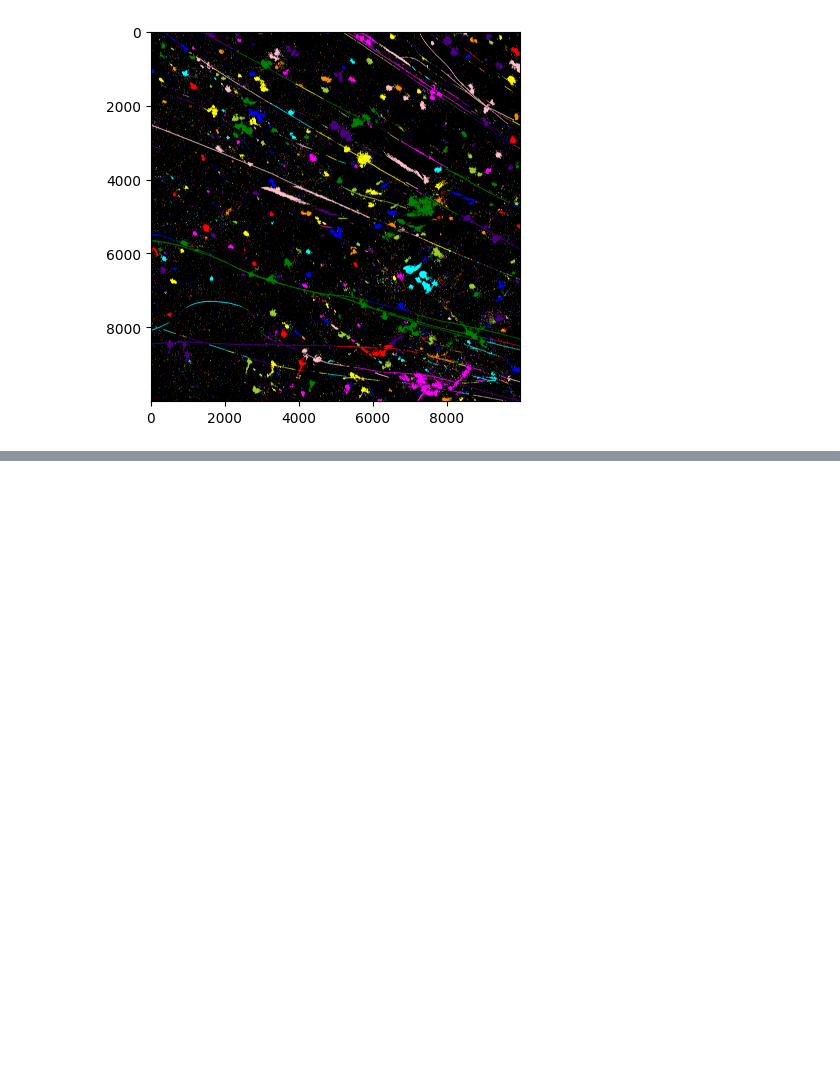
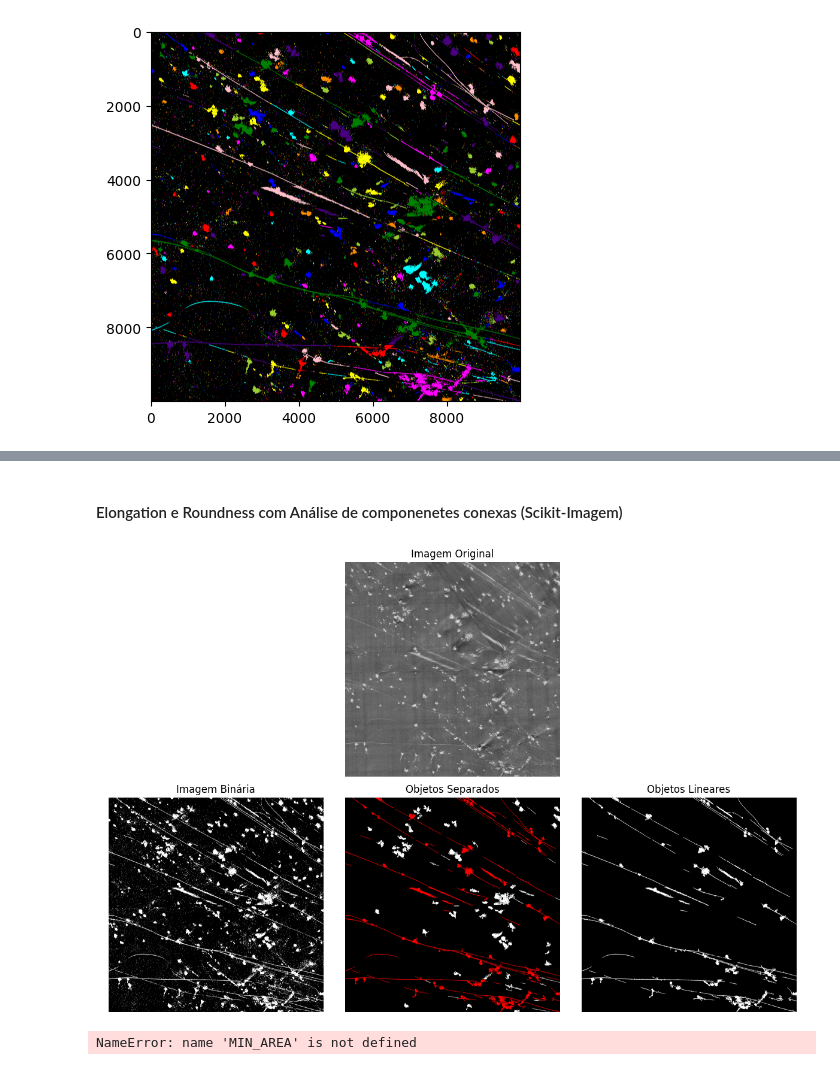
Before and after one commit to luizfmello01/mestrado_visaocomputacional_alvoslineares, a Jupyter notebook: DetectLinearTargets_Luiz.ipynb, the cells around one changed output, grey strips where cells are left out. Cells and saved outputs as stored; diff of their text form; code cells hidden in the pictures; blank space fills up the shorter version.

Commit message:
Creating line detection with object geometry characteristics

```diff
--- a/DetectLinearTargets_Luiz.ipynb
+++ b/DetectLinearTargets_Luiz.ipynb
@@ -156,0 +176,7 @@ for prop in properties:
+# %%
+# Parâmetros ajustáveis
+MIN_WIDTH = 250 # Largura minima
+ROUNDNESS_THRESHOLD = 0.05  # Limite de arredondamento para objetos arredondados
+LINEAR_ASPECT_RATIO_THRESHOLD = 1.02  # Limite de razão de aspecto para objetos lineares
+EXTENSION_THRESHOLD = 3.0  # Limite de extensão para objetos lineares
+AREA_WIDTH_HEIGHT_THRESHOLD = 0.25 # Limite da area em relação a altura e largura do objeto
@@ -156,0 +185,2 @@ for prop in properties:
+# %% [markdown]
+#### Elongation e Roundness com Análise de componenetes conexas (Scikit-Imagem)
@@ -157,3 +230,71 @@ for prop in properties:
+# %%
+lines_mask_rgb = label2rgb(lines_mask, colors = [(255, 0, 0), (255, 255, 255)]).astype(np.uint8)
+# %%
+# Mostrar a imagem original, imagem binária, objetos separados e objetos lineares
+fig, ax = plt.subplots(2, 3, figsize=(12, 8))
+
+ax[0][1].imshow(raw_image, cmap='gray')
+ax[0][1].set_title('Imagem Original')
+ax[0][1].axis('off')
+ax[0][0].axis('off')
+ax[0][2].axis('off')
+
+ax[1][0].imshow(lines_threshold, cmap='gray')
+ax[1][0].set_title('Imagem Binária')
+ax[1][0].axis('off')
+
+ax[1][1].imshow(lines_mask_rgb)
+ax[1][1].set_title('Objetos Separados')
+ax[1][1].axis('off')
+
+ax[1][2].imshow(np.where(lines_mask == 1, 255, 0), cmap = "gray")
+ax[1][2].set_title('Objetos Lineares')
+ax[1][2].axis('off')
+
+plt.tight_layout()
+plt.show()
+# %% [output]
+[figure, added]
+# %%
+contours, _ = cv.findContours(lines_threshold, cv.RETR_EXTERNAL, cv.CHAIN_APPROX_SIMPLE)
+
+# Criar uma imagem para visualizar os objetos classificados
+output_image = cv.cvtColor(lines_threshold, cv.COLOR_GRAY2BGR)
+
+# Processar cada contorno
+for contour in contours:
+    # Calcular o perímetro e a área do contorno
+    perimeter = cv.arcLength(contour, True)
+    area = cv.contourArea(contour)
+
+    # Ignorar contornos muito pequenos para evitar ruídos
+    if area < MIN_AREA:
+        continue
+
+    # Calcular a bounding box e a razão de aspecto (alongamento)
+    x, y, w, h = cv.boundingRect(contour)
+    aspect_ratio = max(w, h) / min(w, h)
+
+    # Calcular a arredondamento
+    roundness = (4 * np.pi * area) / (perimeter ** 2)
+
+    # Calcular o centro de massa do contorno para posicionar a etiqueta
+    M = cv.moments(contour)
+    if M["m00"] != 0:
+        cX = int(M["m10"] / M["m00"])
+        cY = int(M["m01"] / M["m00"])
+    else:
+        cX, cY = x + w // 2, y + h // 2
+
+    # Definir limiares para classificar objetos arredondados e lineares
+    if roundness > ROUNDNESS_THRESHOLD and aspect_ratio < ASPECT_RATIO_THRESHOLD:  # Ajustar esses valores conforme necessário
+        # Objeto arredondado (classe 2)
+        cv.fillPoly(output_image, [contour], (255, 0, 0))
+    elif aspect_ratio >= LINEAR_ASPECT_RATIO_THRESHOLD:
+        # Objeto linear (classe 1)
+        cv.fillPoly(output_image, [contour], (0, 255, 0))
+# %% [output]
+NameError: name 'MIN_AREA' is not defined
 # %%
 # Mostrar a imagem original e a imagem com as linhas identificadas
 fig, ax = plt.subplots(1, 2, figsize=(12, 6))
```
Also changed, not shown: parts of 12 cells of this notebook.
